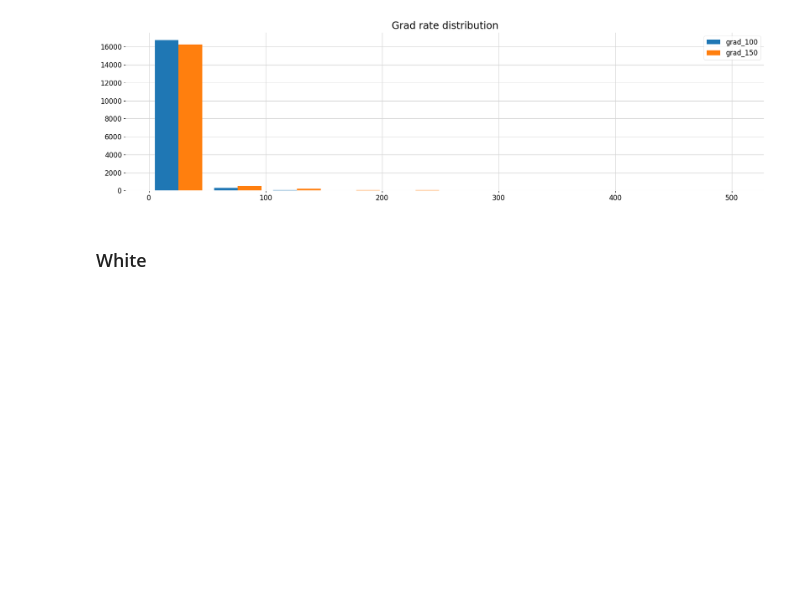
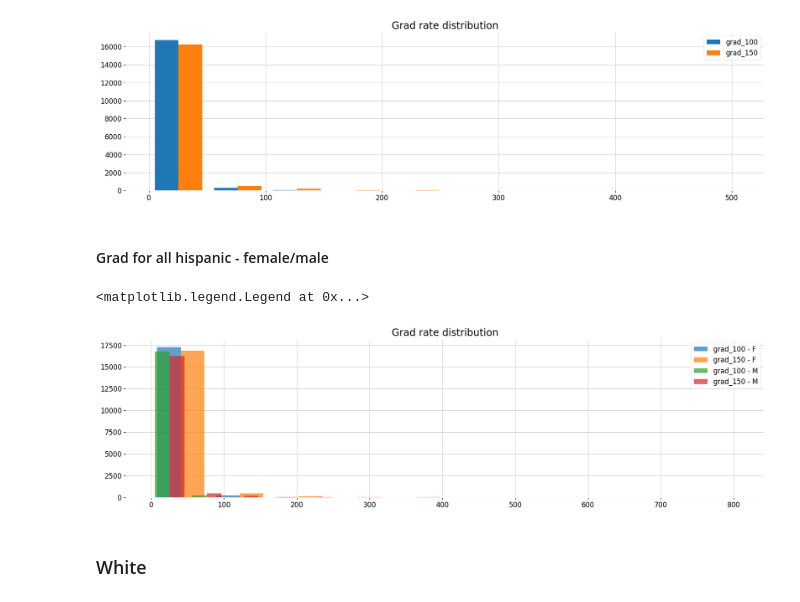
Before and after one commit to ezztherose/TIA-Scraping, a Jupyter notebook: notebooks/institution.ipynb, the cells around one changed output. Cells and saved outputs as stored; diff of their text form; code cells hidden in the pictures; blank space fills up the shorter version.

```diff
--- a/notebooks/institution.ipynb
+++ b/notebooks/institution.ipynb
@@ -624,6 +648,18 @@ plt.legend(names)
 # %% [output]
 <matplotlib.legend.Legend at 0x...>
 [figure]
+# %% [markdown]
+#### Grad for all hispanic - female/male
+# %%
+fig, ax = plt.subplots()
+ax.hist(hispanic_grad_f, alpha=0.7)
+ax.hist(hispanic_grad_m, alpha=0.7)
+names = ['grad_100 - F', 'grad_150 - F', 'grad_100 - M', 'grad_150 - M']
+plt.title('Grad rate distribution')
+plt.legend(names)
+# %% [output]
+<matplotlib.legend.Legend at 0x...>
+[figure, added]
 # %% [markdown]
 ### White
 # %%
```
Also changed, not shown: parts of 8 cells of this notebook.
